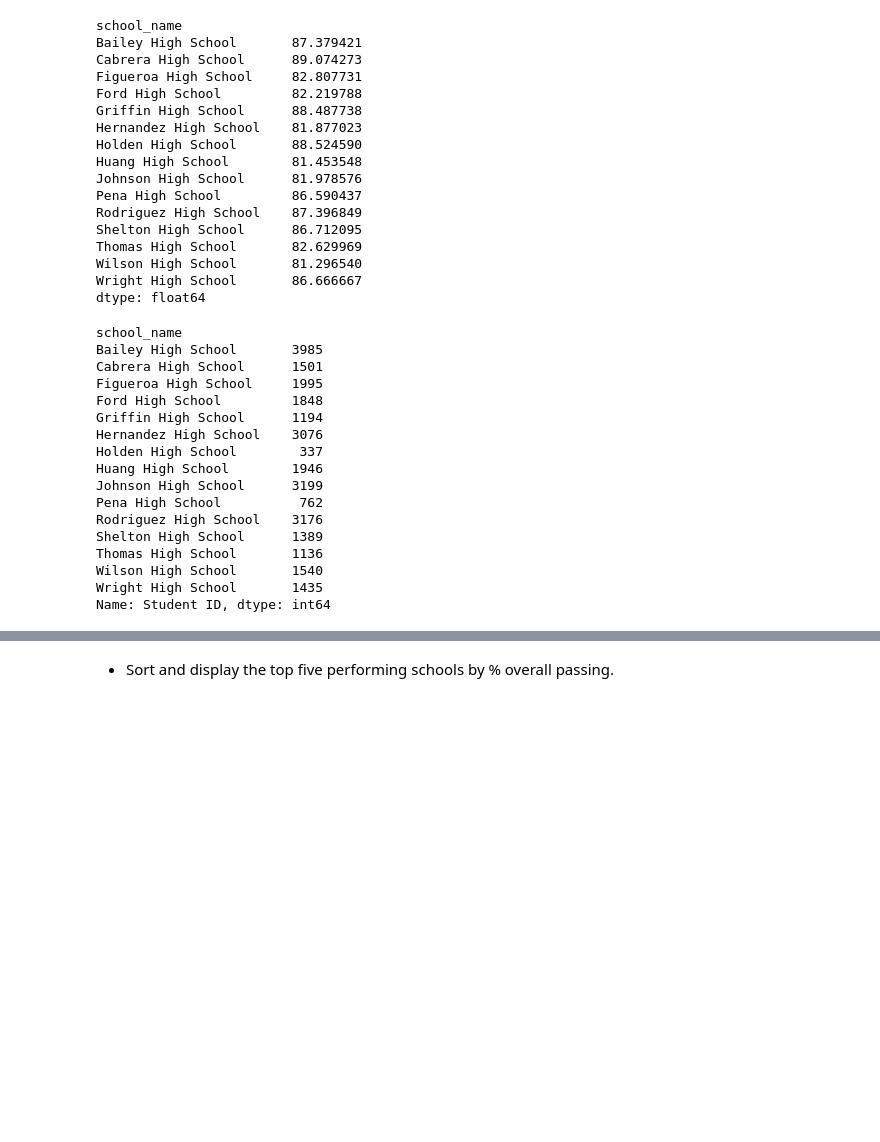
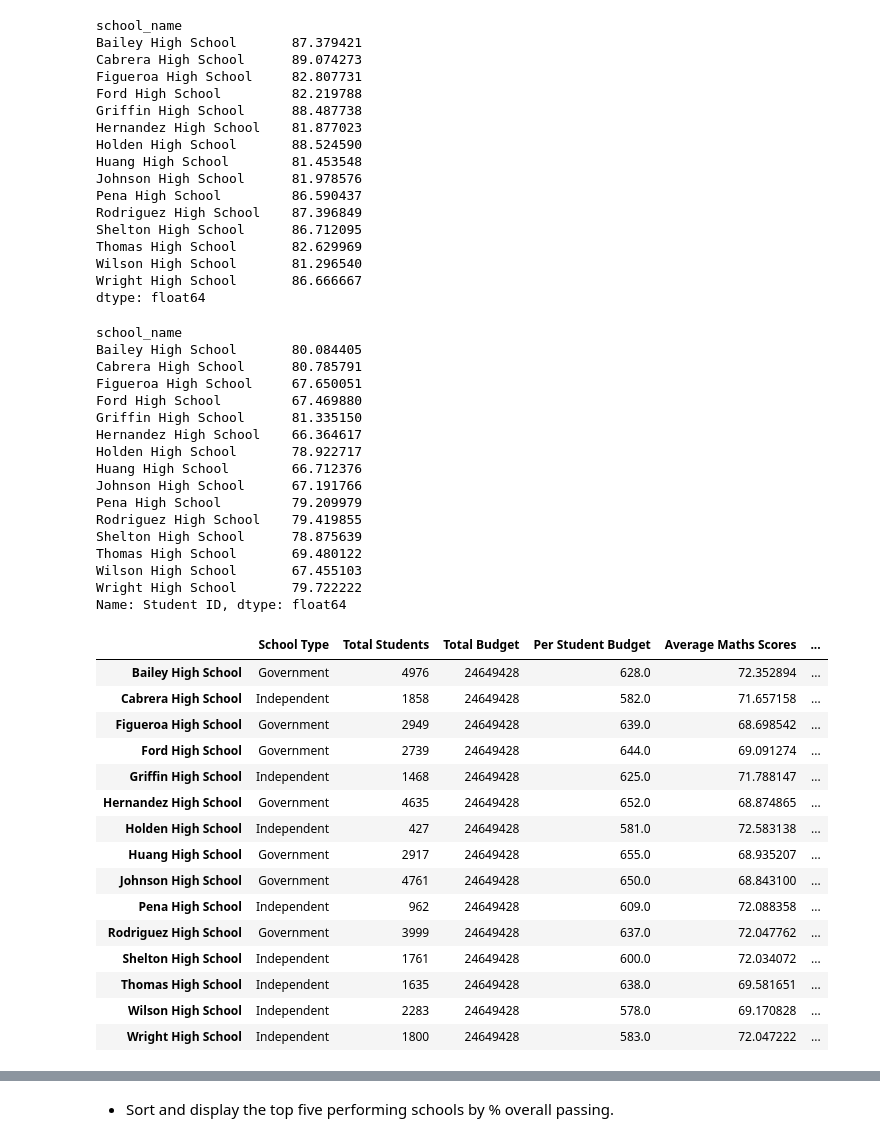
Before and after one commit to jonowood/pandas-challenge, a Jupyter notebook: PyCitySchools/PyCitySchools_starter.ipynb, the cells around one changed output, grey strips where cells are left out. Cells and saved outputs as stored; diff of their text form; code cells hidden in the pictures; blank space fills up the shorter version.

```diff
--- a/PyCitySchools/PyCitySchools_starter.ipynb
+++ b/PyCitySchools/PyCitySchools_starter.ipynb
@@ -379,22 +379,55 @@ dtype: float64
 # %%
 # Overall passing
 overall_passing = (school_data_complete.loc[(school_data_complete["reading_score"] >= 50) & (school_data_complete["maths_score"] >= 50)].groupby(["school_name"])["Student ID"].count())
-overall_passing
+overall_count = overall_passing / total_students * 100
+
+overall_count
 # %% [output]
 school_name
-Bailey High School       3985
-Cabrera High School      1501
-Figueroa High School     1995
-Ford High School         1848
-Griffin High School      1194
-Hernandez High School    3076
-Holden High School        337
-Huang High School        1946
-Johnson High School      3199
-Pena High School          762
-Rodriguez High School    3176
-Shelton High School      1389
-Thomas High School       1136
-Wilson High School       1540
-Wright High School       1435
-Name: Student ID, dtype: int64
+Bailey High School       80.084405
+Cabrera High School      80.785791
+Figueroa High School     67.650051
+Ford High School         67.469880
+Griffin High School      81.335150
+Hernandez High School    66.364617
+Holden High School       78.922717
+Huang High School        66.712376
+Johnson High School      67.191766
+Pena High School         79.209979
+Rodriguez High School    79.419855
+Shelton High School      78.875639
+Thomas High School       69.480122
+Wilson High School       67.455103
+Wright High School       79.722222
+Name: Student ID, dtype: float64
+# %%
+# Dataframe Summary
+summary_df = pd.DataFrame({
+    "School Type": school_types,
+    "Total Students": total_students,
+    "Total Budget": total_budget,
+    "Per Student Budget": merge_df_totals,
+    "Average Maths Scores": average_maths_score,
+    "Average Reading Scores": average_reading_score,
+    "% Passing Maths": passing_maths_totals,
+    "% Passing Reading": passing_reading_totals,
+    "% Passing Both Maths & Reading": overall_count
+    })
+summary_df
+# %% [output]
+|  | School Type | Total Students | Total Budget | Per Student Budget | Average Maths Scores | ... |
+| Bailey High School | Government | 4976 | 24649428 | 628.0 | 72.352894 | ... |
+| Cabrera High School | Independent | 1858 | 24649428 | 582.0 | 71.657158 | ... |
+| Figueroa High School | Government | 2949 | 24649428 | 639.0 | 68.698542 | ... |
+| Ford High School | Government | 2739 | 24649428 | 644.0 | 69.091274 | ... |
+| Griffin High School | Independent | 1468 | 24649428 | 625.0 | 71.788147 | ... |
+| Hernandez High School | Government | 4635 | 24649428 | 652.0 | 68.874865 | ... |
+| Holden High School | Independent | 427 | 24649428 | 581.0 | 72.583138 | ... |
+| Huang High School | Government | 2917 | 24649428 | 655.0 | 68.935207 | ... |
+| Johnson High School | Government | 4761 | 24649428 | 650.0 | 68.843100 | ... |
+| Pena High School | Independent | 962 | 24649428 | 609.0 | 72.088358 | ... |
+| Rodriguez High School | Government | 3999 | 24649428 | 637.0 | 72.047762 | ... |
+| Shelton High School | Independent | 1761 | 24649428 | 600.0 | 72.034072 | ... |
+| Thomas High School | Independent | 1635 | 24649428 | 638.0 | 69.581651 | ... |
+| Wilson High School | Independent | 2283 | 24649428 | 578.0 | 69.170828 | ... |
+| Wright High School | Independent | 1800 | 24649428 | 583.0 | 72.047222 | ... |
```
Also changed, not shown: parts of 6 cells of this notebook.
